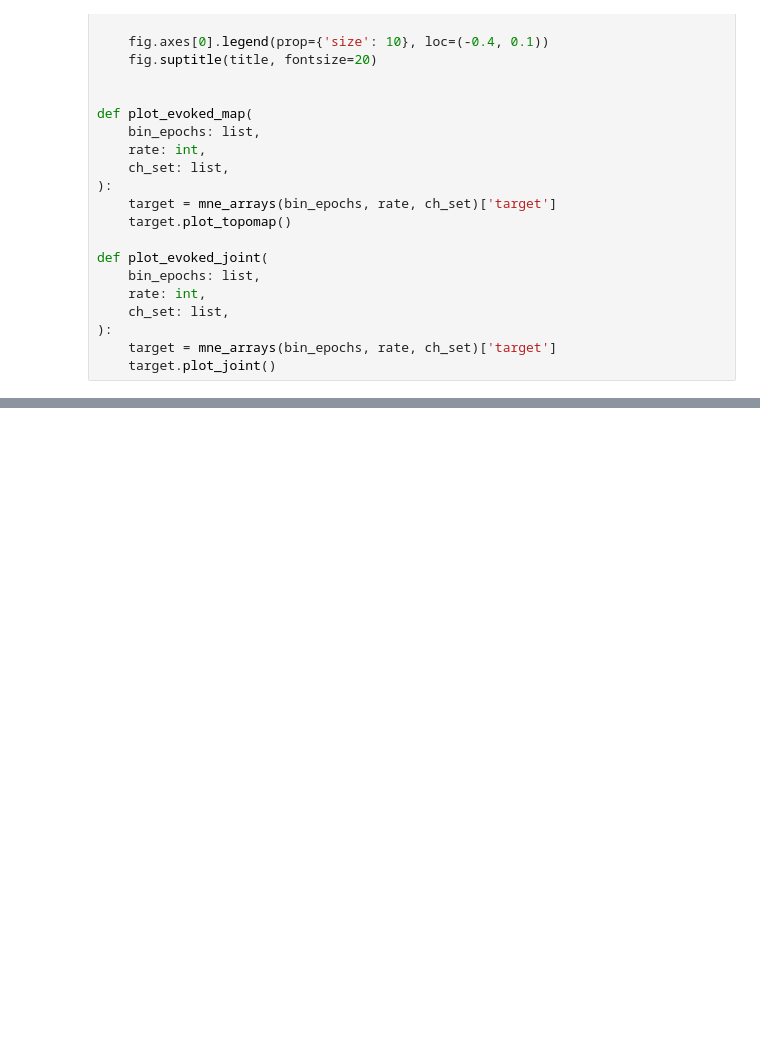
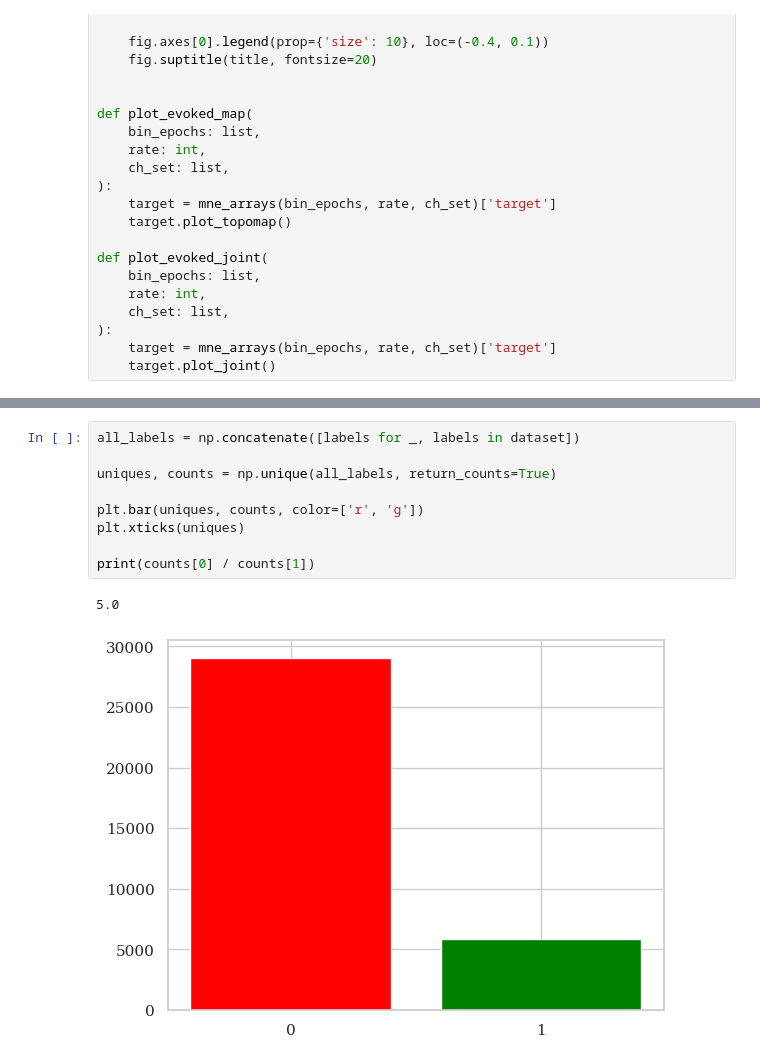
Before and after one commit to lm-cyber/DS_ITMO, a Jupyter notebook: tasks/task3/SVM.ipynb, the cells around one changed output, grey strips where cells are left out. Cells and saved outputs as stored; diff of their text form; blank space fills up the shorter version.

```diff
--- a/tasks/task3/SVM.ipynb
+++ b/tasks/task3/SVM.ipynb
@@ -284,0 +443,12 @@ for _, sessions in sorted(m_data.items()):
+# %%
+all_labels = np.concatenate([labels for _, labels in dataset])
+
+uniques, counts = np.unique(all_labels, return_counts=True)
+
+plt.bar(uniques, counts, color=['r', 'g'])
+plt.xticks(uniques)
+
+print(counts[0] / counts[1])
+# %% [output]
+5.0
+[figure, added]
```
Also changed, not shown: parts of 49 cells of this notebook, 11 other files.
